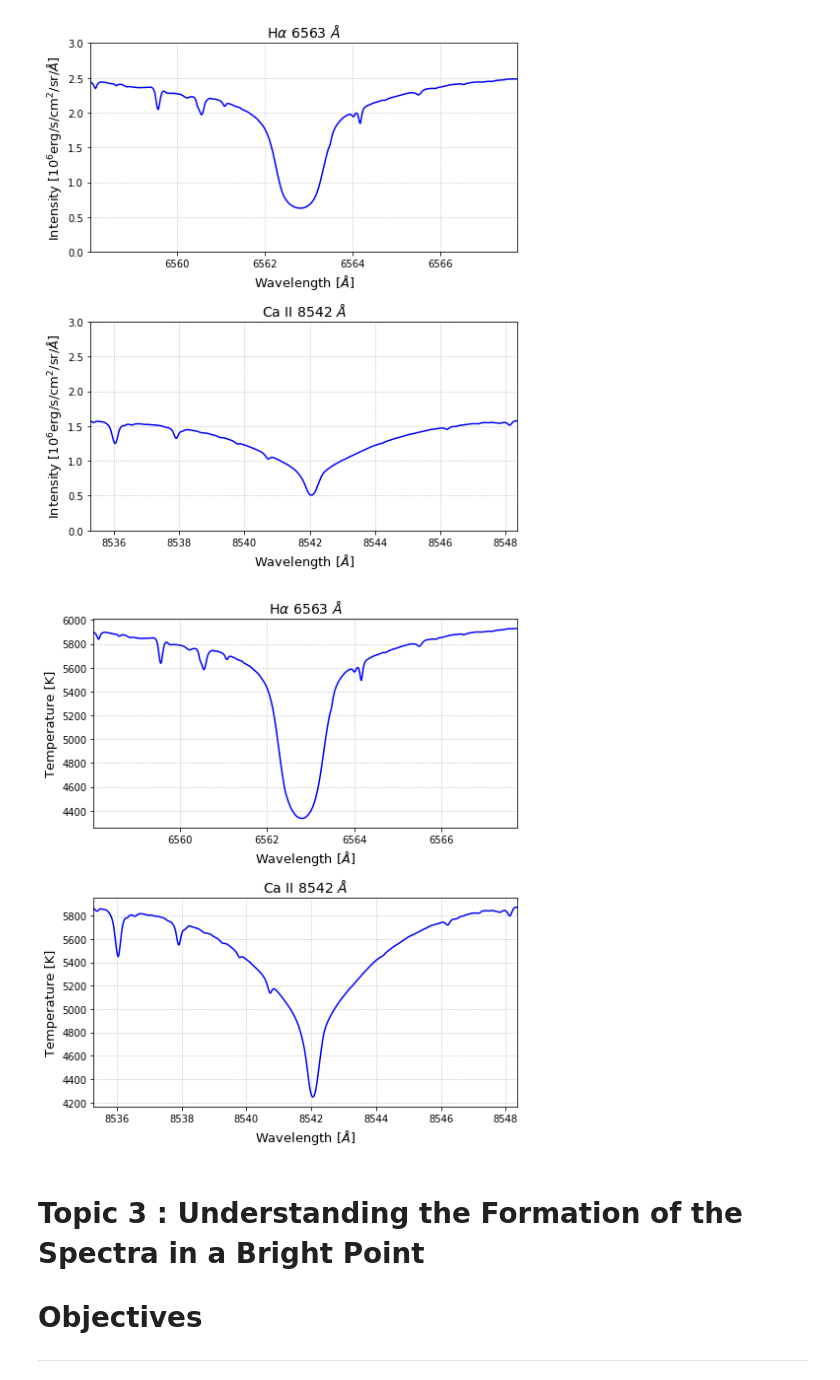
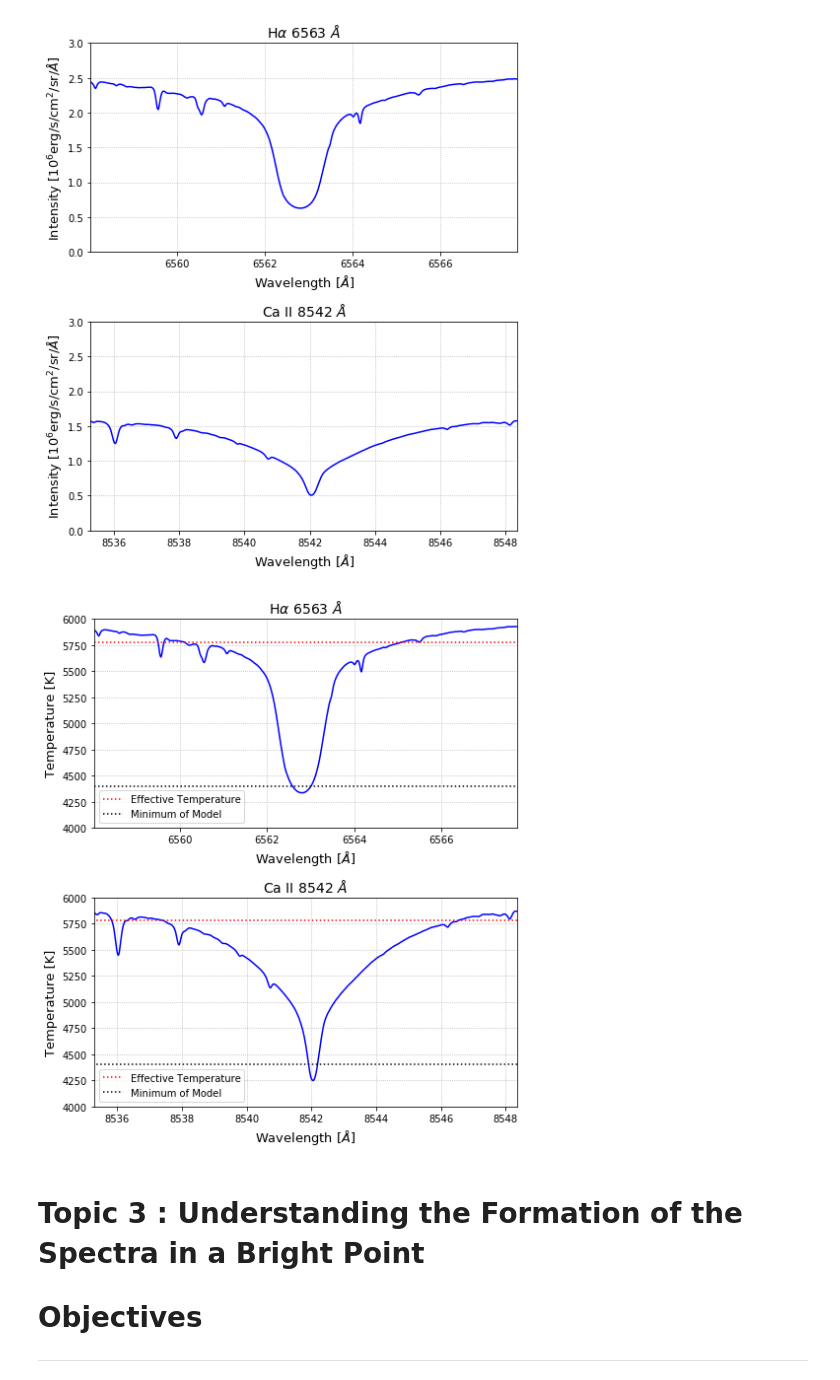
Before and after one commit to guidesk/lab2, a Jupyter notebook: lab_project_2.ipynb, the cells around one changed output. Drawn from its saved outputs; the diff is of its cells as text; code cells hidden in the pictures.

```diff
--- a/lab_project_2.ipynb
+++ b/lab_project_2.ipynb
@@ -194,32 +235,38 @@ def Temperature(wv, I):
 # %%
 # Calculate T1 using Inverse Planck function
 T1_Ha = Temperature(Ha.wv, Ha.refProfile*k_Ha)
 T1_Ca = Temperature(Ca.wv, Ca.refProfile*k_Ca)
+T_EFF = 5780 #[K]
 
 # set figures
 fig, ax = plt.subplots(2,1, figsize=(7,8))
 tsize = 14 #title size
 fsize = 13 #font size
 
 ax[0].plot(Ha.wv, T1_Ha, 'b')
-ax[0].hlines()
+ax[0].plot(Ha.wv, T_EFF*np.ones(len(T1_Ha)), 'r:', label='Effective Temperature')
+ax[0].plot(Ha.wv, min(TEMPERATURE)*np.ones(len(T1_Ha)), 'k:', label='Minimum of Model')
 ax[0].set_xlim(Ha.wv.min(), Ha.wv.max())
 ax[0].set_ylim(4000, 6000)
 ax[0].set_title(r'H$\alpha$ 6563 $\AA$', fontsize=tsize)
 ax[0].set_xlabel(r'Wavelength [$\AA$]', fontsize=fsize)
 ax[0].set_ylabel('Temperature [K]', fontsize=fsize)
+ax[0].legend()
 ax[0].grid(ls=':')
 
 ax[1].plot(Ca.wv, T1_Ca, 'b')
+ax[1].plot(Ca.wv, T_EFF*np.ones(len(T1_Ca)), 'r:', label='Effective Temperature')
+ax[1].plot(Ca.wv, min(TEMPERATURE)*np.ones(len(T1_Ca)), 'k:', label='Minimum of Model')
 ax[1].set_xlim(Ca.wv.min(), Ca.wv.max())
 ax[1].set_ylim(4000, 6000)
 ax[1].set_title(r'Ca II 8542 $\AA$', fontsize=tsize)
 ax[1].set_xlabel(r'Wavelength [$\AA$]', fontsize=fsize)
 ax[1].set_ylabel('Temperature [K]', fontsize=fsize)
+ax[1].legend()
 ax[1].grid(ls=':')
 
 fig.tight_layout()
 #plt.savefig('.pdf', format='pdf', dpi=1000)
 plt.show()
 # %% [output]
-[figure, old version]
+[figure, new version]
```
Also changed, not shown: parts of 3 cells of this notebook.
